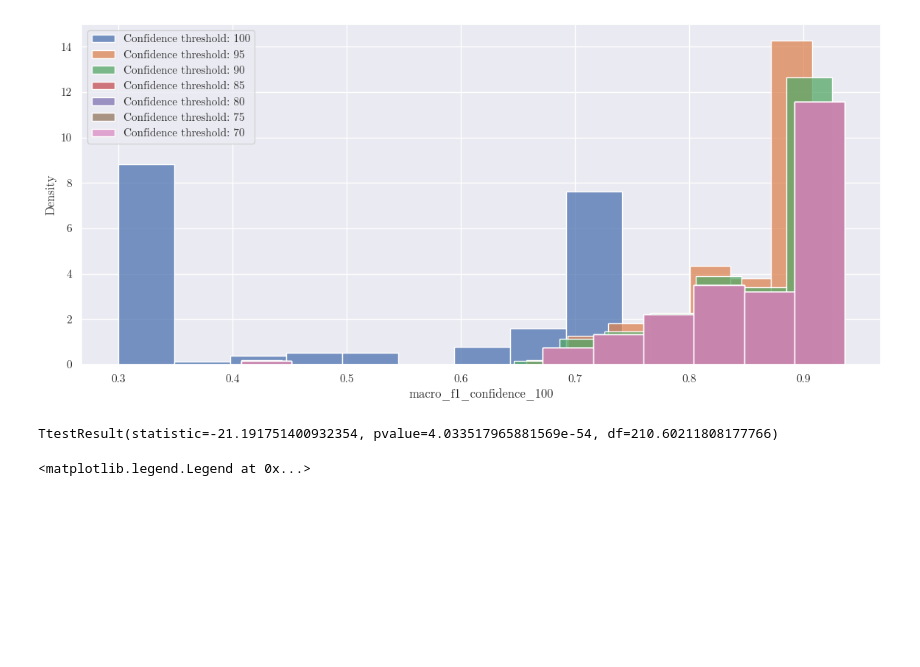
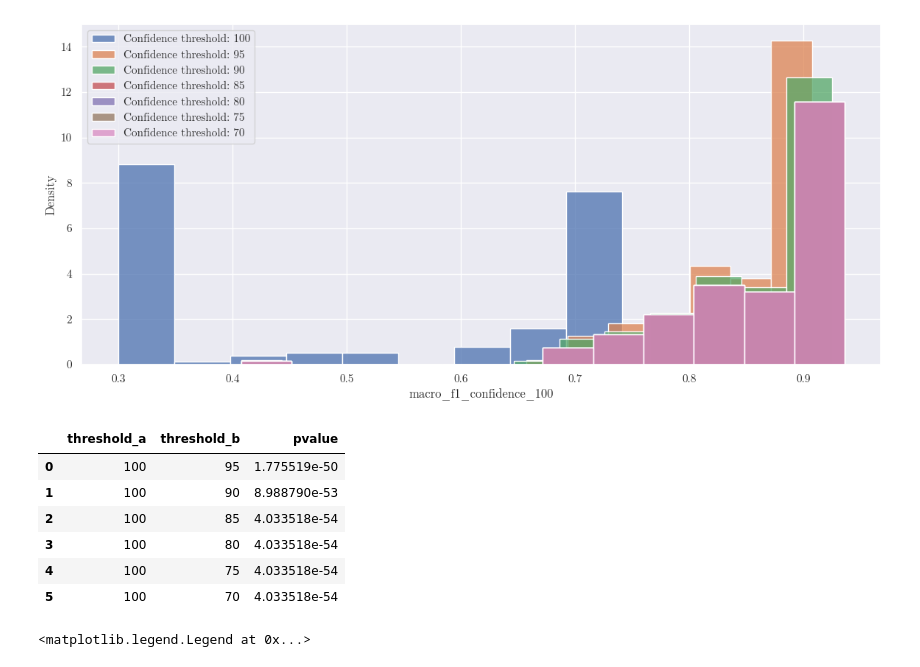
Before and after one commit to MilaNLProc/personal-hate-bounds, a Jupyter notebook: notebooks/evaluate_combined_model.ipynb, the cells around one changed output. Saved outputs shown, nothing was run; the diff lists cells and outputs as text; code cells hidden in the pictures; blank space fills up the shorter version.

```diff
--- a/notebooks/evaluate_combined_model.ipynb
+++ b/notebooks/evaluate_combined_model.ipynb
@@ -2687,14 +2719,32 @@ plt.legend(loc='upper left')
 # %% [output]
 <matplotlib.legend.Legend at 0x...>
 [figure]
-# %%
-ttest_ind(
-    a=hatecheck_annotator_welfare[hatecheck_annotator_welfare['extreme_annotator']][f'macro_f1_confidence_100'],
-    b=hatecheck_annotator_welfare[hatecheck_annotator_welfare['extreme_annotator']][f'macro_f1_confidence_85'],
-    equal_var=False,
-)
-# %% [output]
-TtestResult(statistic=-21.191751400932354, pvalue=4.033517965881569e-54, df=210.60211808177766)
+# %%
+# t-test for difference between means (extreme annotators).
+hatecheck_f1_scores_ttests_extreme_annotators = [
+    {
+        'threshold_a': 100,
+        'threshold_b': ct_to_compare,
+        'pvalue': ttest_ind(
+            a=hatecheck_annotator_welfare[hatecheck_annotator_welfare['extreme_annotator']][f'macro_f1_confidence_100'],
+            b=hatecheck_annotator_welfare[hatecheck_annotator_welfare['extreme_annotator']][f'macro_f1_confidence_{ct_to_compare}'],
+            equal_var=False,
+        ).pvalue
+    }
+    for ct_to_compare in [int(c.split('_')[-1]) for c in hatecheck_annotator_welfare.columns if 'macro_f1_confidence_' in c][:-1][::-1]
+]
+
+hatecheck_f1_scores_ttests_extreme_annotators = pd.DataFrame(hatecheck_f1_scores_ttests_extreme_annotators)
+
+hatecheck_f1_scores_ttests_extreme_annotators
+# %% [output]
+|  | threshold_a | threshold_b | pvalue |
+| 0 | 100 | 95 | 1.775519e-50 |
+| 1 | 100 | 90 | 8.988790e-53 |
+| 2 | 100 | 85 | 4.033518e-54 |
+| 3 | 100 | 80 | 4.033518e-54 |
+| 4 | 100 | 75 | 4.033518e-54 |
+| 5 | 100 | 70 | 4.033518e-54 |
 # %%
 fig = plt.figure(figsize=(14, 6))
 
```
Also changed, not shown: parts of 8 cells of this notebook.
